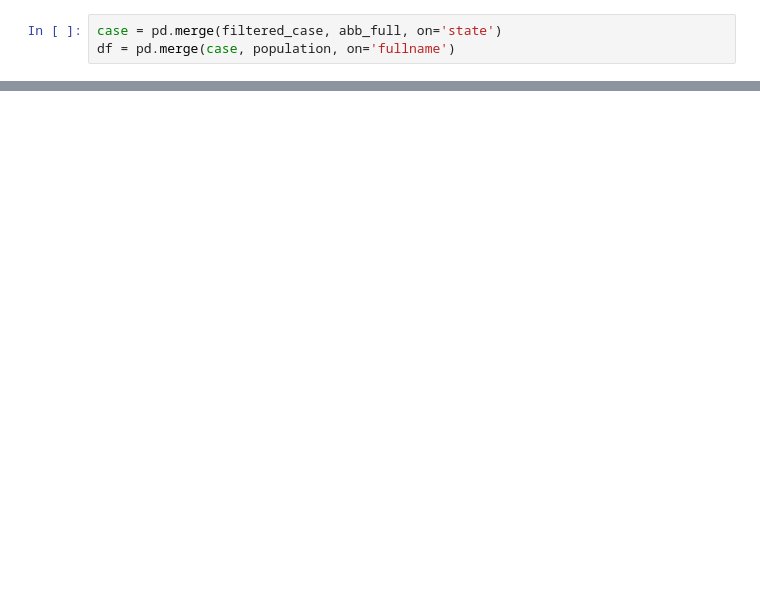
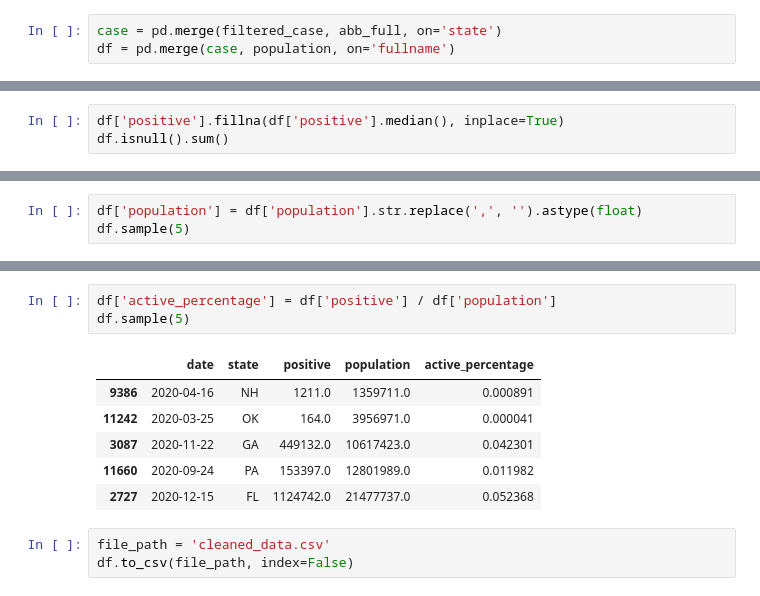
Before and after one commit to Mandy3311/94867, a Jupyter notebook: Assignment 2/data/data_cleaning.ipynb, the cells around one changed output, grey strips where cells are left out. Cells and saved outputs as stored; diff of their text form; blank space fills up the shorter version.

Commit message:
Completed the data cleaning.

```diff
--- a/Assignment 2/data/data_cleaning.ipynb
+++ b/Assignment 2/data/data_cleaning.ipynb
@@ -148,0 +157,3 @@ df.sample(5)
+# %%
+df['positive'].fillna(df['positive'].median(), inplace=True)
+df.isnull().sum()
@@ -148,0 +174,3 @@ df.sample(5)
+# %%
+df['population'] = df['population'].str.replace(',', '').astype(float)
+df.sample(5)
@@ -148,0 +192,13 @@ df.sample(5)
+# %%
+df['active_percentage'] = df['positive'] / df['population']
+df.sample(5)
+# %% [output]
+|  | date | state | positive | population | active_percentage |
+| 9386 | 2020-04-16 | NH | 1211.0 | 1359711.0 | 0.000891 |
+| 11242 | 2020-03-25 | OK | 164.0 | 3956971.0 | 0.000041 |
+| 3087 | 2020-11-22 | GA | 449132.0 | 10617423.0 | 0.042301 |
+| 11660 | 2020-09-24 | PA | 153397.0 | 12801989.0 | 0.011982 |
+| 2727 | 2020-12-15 | FL | 1124742.0 | 21477737.0 | 0.052368 |
+# %%
+file_path = 'cleaned_data.csv'
+df.to_csv(file_path, index=False)
```
Also changed, not shown: parts of 8 cells of this notebook, 2 other files.
